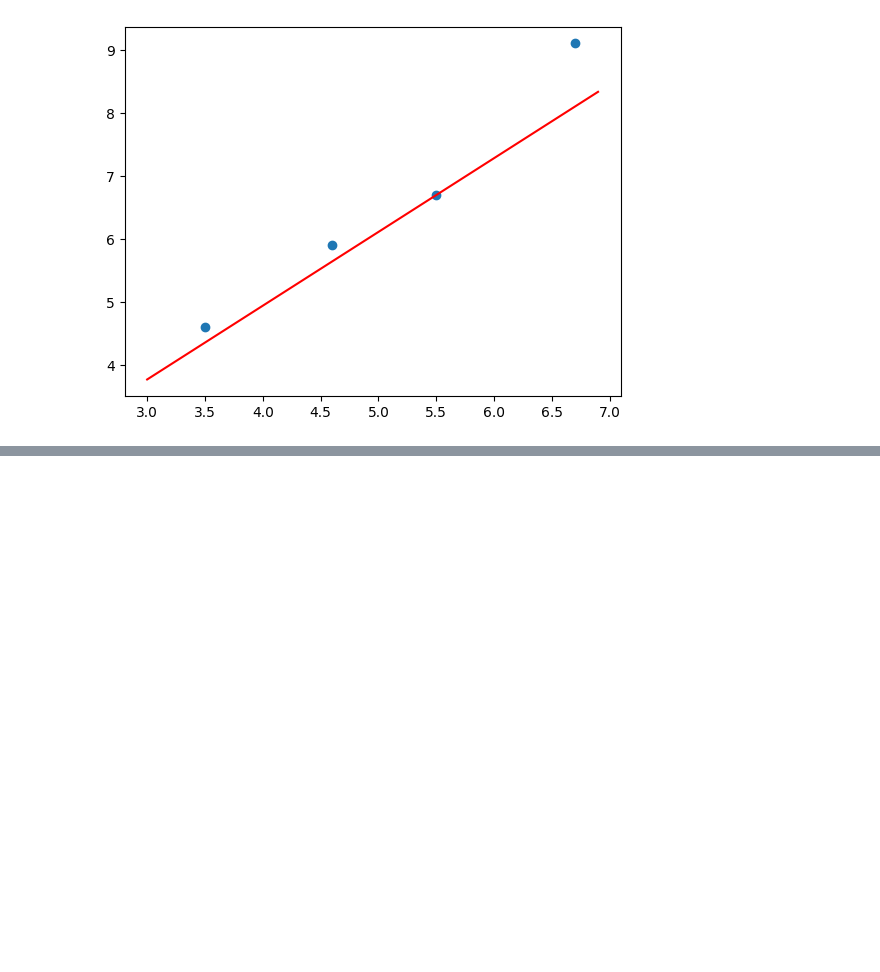
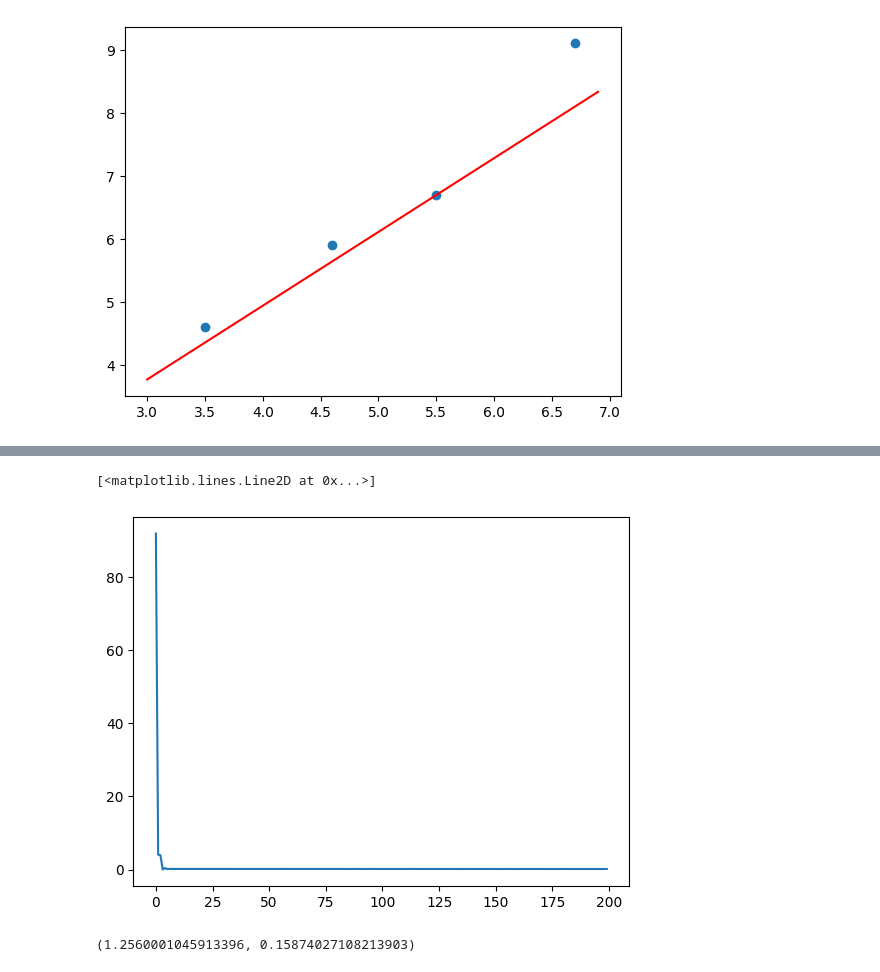
Before and after one commit to THIEN31103/Linear_Regression_Mini_Batch_Training, a Jupyter notebook: Src/main.ipynb, the cells around one changed output, grey strips where cells are left out. Drawn from its saved outputs; the diff is of its cells as text; code cells hidden in the pictures; blank space fills up the shorter version.

```diff
--- a/Src/main.ipynb
+++ b/Src/main.ipynb
@@ -20,0 +96,4 @@ plt.plot(x_values, y_values, 'r')
+# %%
+w = -0.34
+b = 0.04
+lr = 0.01
@@ -20,0 +116,48 @@ plt.plot(x_values, y_values, 'r')
+# %%
+losses = []
+for _ in range(epoch):
+
+    #for each epoch
+    for i in range(0, N, m):
+
+        #for each mini-batch
+        acc_loss = 0
+        acc_dl_dw = 0
+        acc_dl_db = 0
+        for j in range(m):
+
+           #get a sample
+           x = areas[i + j]
+           y = prices[i + j]
+
+           #compute predict
+           y_hat = predict(x, w, b)
+
+           #compute loss
+           loss = compute_loss(y_hat, y)
+           acc_loss = acc_loss + loss
+
+           #compute gradient
+           dl_dw, dl_db = compute_gradient(x, y_hat, y)
+           acc_dl_dw = acc_dl_dw + dl_dw
+           acc_dl_db = acc_dl_db + dl_db
+
+        #compute average
+        avg_loss = acc_loss/m
+        losses.append(avg_loss)
+        avg_dl_dw = acc_dl_dw/m
+        avg_dl_db = acc_dl_db/m
+
+        #update weights
+        w, b = update_weights(w, b, avg_dl_dw, avg_dl_db, lr)
+# %%
+import matplotlib.pyplot as plt
+
+plt.plot(losses)
+# %% [output]
+[<matplotlib.lines.Line2D at 0x...>]
+[figure, added]
+# %%
+w, b
+# %% [output]
+(1.2560001045913396, 0.15874027108213903)
```
Also changed, not shown: parts of 20 cells of this notebook.
